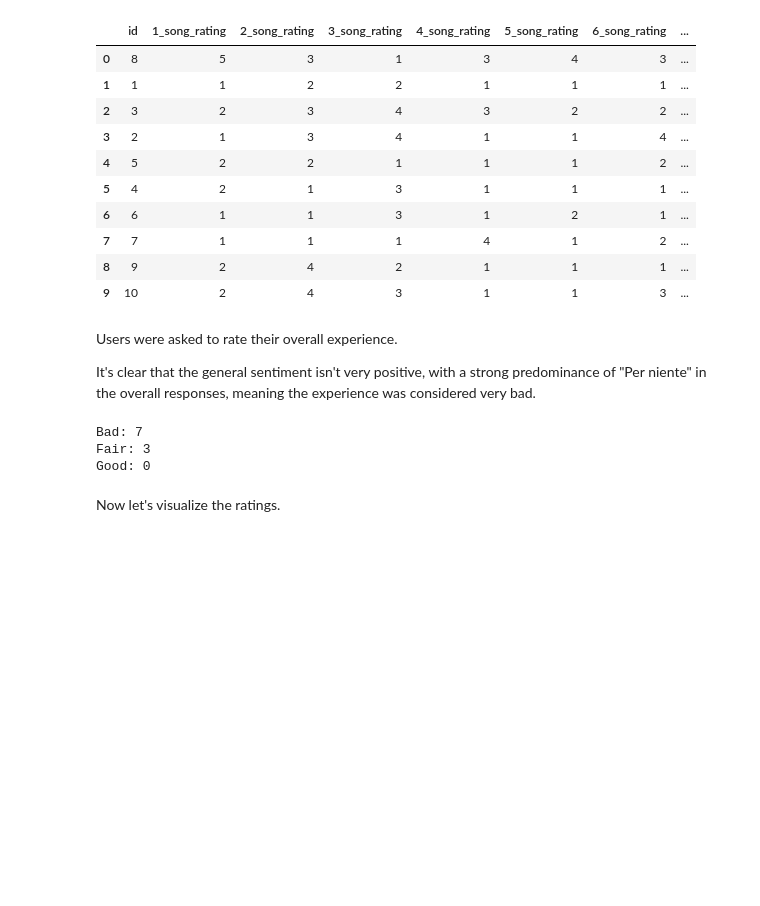
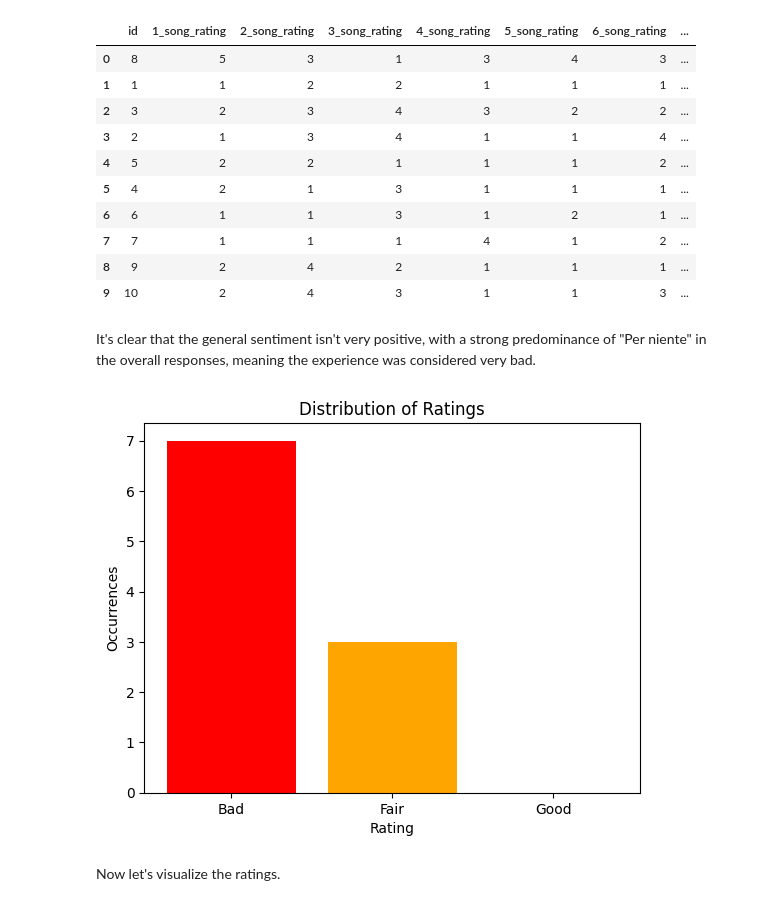
Before and after one commit to Kespers/kCHORDS-recommendation-system, a Jupyter notebook: main.ipynb, the cells around one changed output. Cells and saved outputs as stored; diff of their text form; code cells hidden in the pictures; blank space fills up the shorter version.

```diff
--- a/main.ipynb
+++ b/main.ipynb
@@ -883,18 +983,22 @@ results
 | 8 | 9 | 2 | 4 | 2 | 1 | 1 | 1 | ... |
 | 9 | 10 | 2 | 4 | 3 | 1 | 1 | 3 | ... |
 # %% [markdown]
-Users were asked to rate their overall experience.
-
 It's clear that the general sentiment isn't very positive, with a strong predominance of "Per niente" in the overall responses, meaning the experience was considered very bad.
-# %%
-counts = results['overall'].value_counts()
-print("Bad:", counts.get('Per niente', 0))
-print("Fair:", counts.get('Abbastanza', 0))
-print("Good:", counts.get('Molto', 0))
-# %% [output]
-Bad: 7
-Fair: 3
-Good: 0
+# %%
+counts = results['overall'].value_counts()
+
+categories = ['Per niente', 'Abbastanza', 'Molto']
+labels = ['Bad', 'Fair', 'Good']
+values = [counts.get(cat, 0) for cat in categories]
+
+plt.bar(labels, values, color=['red', 'orange', 'green'])
+
+plt.xlabel('Rating')
+plt.ylabel('Occurrences')
+plt.title('Distribution of Ratings')
+plt.show()
+# %% [output]
+[figure, added]
 # %% [markdown]
 Now let's visualize the ratings.
 # %%
```
Also changed, not shown: parts of 77 cells of this notebook, 2 other files.
